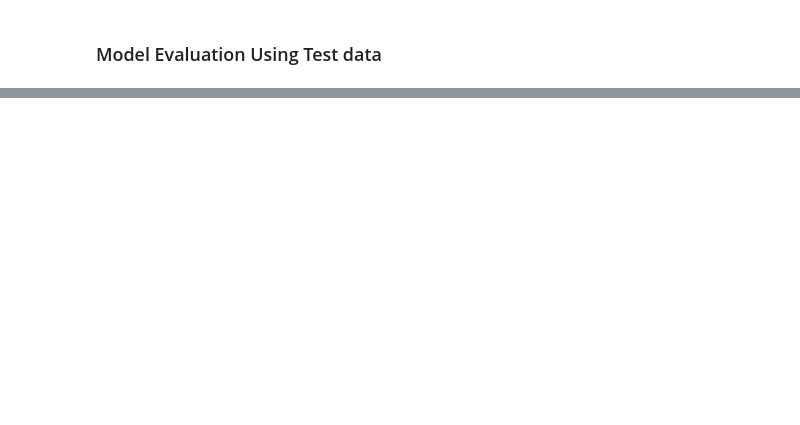
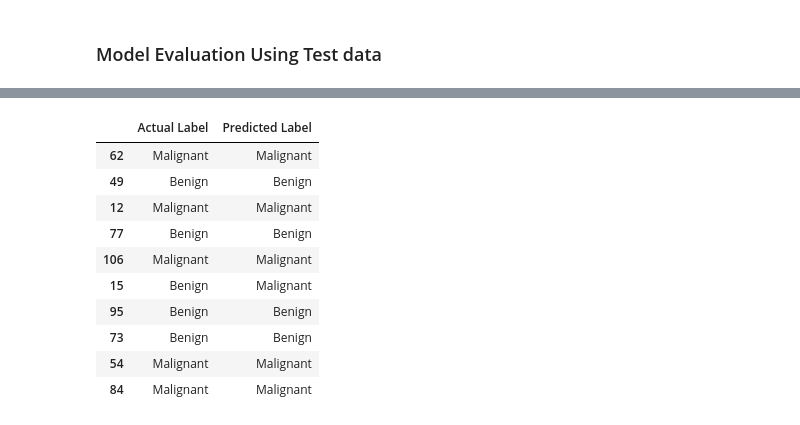
Before and after one commit to SiddhuShkya/Breast-Cancer-Classification-NN, a Jupyter notebook: main.ipynb, the cells around one changed output, grey strips where cells are left out. Drawn from its saved outputs; the diff is of its cells as text; code cells hidden in the pictures; blank space fills up the shorter version.

```diff
--- a/main.ipynb
+++ b/main.ipynb
@@ -291,0 +270,22 @@ Malignant
+# %%
+# Create an empty DataFrame
+comparison = pd.DataFrame()
+# Map the actual and predicted labels to their corresponding class names
+actual_labels = ['Benign' if label == 1 else 'Malignant' for label in ytest]
+predicted_labels = ['Benign' if label == 1 else 'Malignant' for label in ypred_labels]
+# Add the mapped labels to the DataFrame
+comparison["Actual Label"] = actual_labels
+comparison["Predicted Label"] = predicted_labels
+comparison.sample(10)
+# %% [output]
+|  | Actual Label | Predicted Label |
+| 62 | Malignant | Malignant |
+| 49 | Benign | Benign |
+| 12 | Malignant | Malignant |
+| 77 | Benign | Benign |
+| 106 | Malignant | Malignant |
+| 15 | Benign | Malignant |
+| 95 | Benign | Benign |
+| 73 | Benign | Benign |
+| 54 | Malignant | Malignant |
+| 84 | Malignant | Malignant |
```
Also changed, not shown: parts of 10 cells of this notebook.
